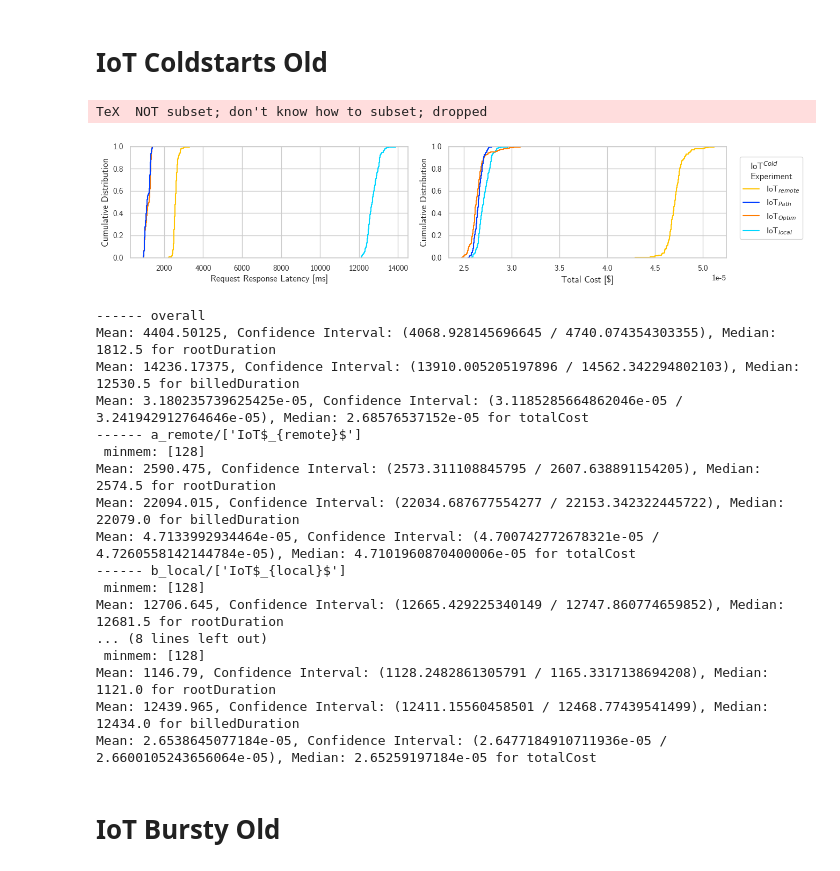
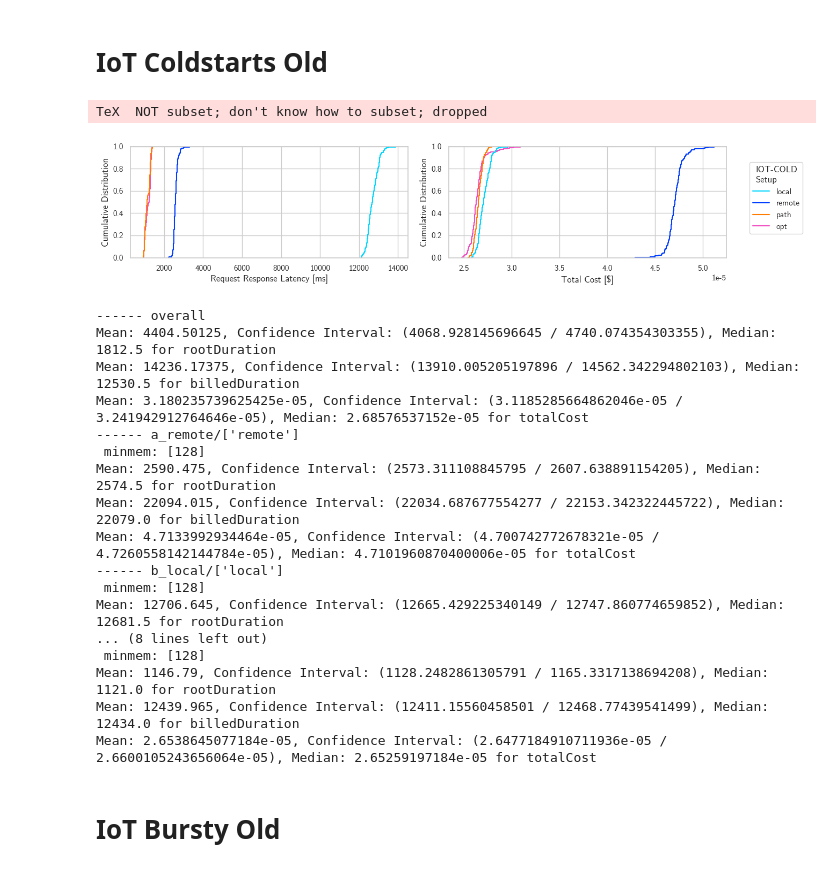
Before and after one commit to umbrellerde/functionfusion, a Jupyter notebook: statistics/extended/extendedstats.ipynb, the cells around one changed output. Saved outputs shown, nothing was run; the diff lists cells and outputs as text; code cells hidden in the pictures.

```diff
--- a/statistics/extended/extendedstats.ipynb
+++ b/statistics/extended/extendedstats.ipynb
@@ -270,13 +276,13 @@ Mean: 2.0917488946005337e-05, Confidence Interval: (2.0781439526615756e-05 / 2.1
 # %%
 cmap = sns.color_palette("bright", 9, as_cmap=True)
 iot0 = cmap[0]
-iot1 = cmap[6]
+iot1 = cmap[8]
 iot2 = cmap[2]
 iot3 = cmap[3]
 iot4 = cmap[4]
-iot5 = cmap[1]
-iot5o = cmap[9]
-iotl = cmap[8]
+iot5 = cmap[6]
+iot5o = cmap[1]
+iotl = cmap[9]
 # %% [markdown]
 # IoT Normal Old
 # %%
@@ -353,40 +360,42 @@ Mean: 1.7283888946663137e-05, Confidence Interval: (1.717606496998818e-05 / 1.73
 # IoT Coldstarts Old
 # %%
 (df, grouped, fusion_groups_order) = get_df_grouped("evalScripts/IoT/coldStarts/statistics/dualcore")
+# Fri Feb 10 2023 12:15:52 GMT+0000
 
 # Use same df from above: Total cost for the split test, but only optimal memory size
 new_fs_names = {
-    "a_remote": "IoT$_{remote}$",
-    "b_local": "IoT$_{local}$",
-    "c_optimal_small": "IoT$_{Path}$",
-    "c_optimal": "IoT$_{Optim}$",
+    "a_remote": "remote",
+    "b_local": "local",
+    "c_optimal_small": "path",
+    "c_optimal": "opt",
 }
 
 df["fusionGroupLabel"] = df["fusionGroup"].map(new_fs_names)
 grouped['fusionGroupLabel'] = grouped['fusionGroup', 'min'].astype(str).map(new_fs_names)
 # %%
-colors = [iotl, iot0, iot5, iot5o]
+
 
 fig, (ax1, ax2) = plt.subplots(1, 2, figsize=(12,3))
 #ax1.set_xlim(1400, 2200)
 ax1.set_xlabel("Request Response Latency [ms]")
 ax1.set_ylabel("Cumulative Distribution")
 #ax2.set_xlim(0.000014, 0.000035)
 ax2.set_xlabel("Total Cost [$]")
 ax2.set_ylabel("Cumulative Distribution")
 
-hue_order = ["IoT$_{remote}$", "IoT$_{Path}$", "IoT$_{Optim}$","IoT$_{local}$"]
+colors = [iotl, iot0, iot5, iot5o]
+hue_order = ["local", "remote", "path","opt"]
 sns.ecdfplot(ax=ax1, data=grouped, x=grouped['rootDuration'], hue=grouped['fusionGroupLabel'], hue_order=hue_order, palette=colors, legend=None)
 sns.ecdfplot(ax=ax2, data=grouped, x=grouped['totalCost', 'sum'], hue=grouped['fusionGroupLabel'], hue_order=hue_order, palette=colors, legend=None)
 
 #ax1.lines[2].set_linestyle("-.")
 #ax1.lines[1].set_linestyle(":")
 
-fig.legend(handles=reversed(ax2.get_lines()), labels=hue_order, title="IoT$^{Cold}$\nExperiment", ncol=1, loc="center right",  bbox_to_anchor=(0.11, 0.35, 1, 0.5))
+fig.legend(handles=reversed(ax2.get_lines()), labels=hue_order, title="IOT-COLD\nSetup", ncol=1, loc="center right",  bbox_to_anchor=(0.11, 0.35, 1, 0.5))
 save_fig(fig, "iot/allCold")
 # %% [output]
 TeX  NOT subset; don't know how to subset; dropped
-[figure, old version]
+[figure, new version]
 # %%
 printStats(grouped, fusion_groups_order)
 # %% [output]
@@ -394,12 +403,12 @@ printStats(grouped, fusion_groups_order)
 Mean: 4404.50125, Confidence Interval: (4068.928145696645 / 4740.074354303355), Median: 1812.5 for rootDuration
 Mean: 14236.17375, Confidence Interval: (13910.005205197896 / 14562.342294802103), Median: 12530.5 for billedDuration
 Mean: 3.180235739625425e-05, Confidence Interval: (3.1185285664862046e-05 / 3.241942912764646e-05), Median: 2.68576537152e-05 for totalCost
------- a_remote/['IoT$_{remote}$']
+------ a_remote/['remote']
  minmem: [128]
 Mean: 2590.475, Confidence Interval: (2573.311108845795 / 2607.638891154205), Median: 2574.5 for rootDuration
 Mean: 22094.015, Confidence Interval: (22034.687677554277 / 22153.342322445722), Median: 22079.0 for billedDuration
 Mean: 4.7133992934464e-05, Confidence Interval: (4.700742772678321e-05 / 4.7260558142144784e-05), Median: 4.7101960870400006e-05 for totalCost
------- b_local/['IoT$_{local}$']
+------ b_local/['local']
  minmem: [128]
 Mean: 12706.645, Confidence Interval: (12665.429225340149 / 12747.860774659852), Median: 12681.5 for rootDuration
 ... (8 lines left out)
```
Also changed, not shown: parts of 27 cells of this notebook.
